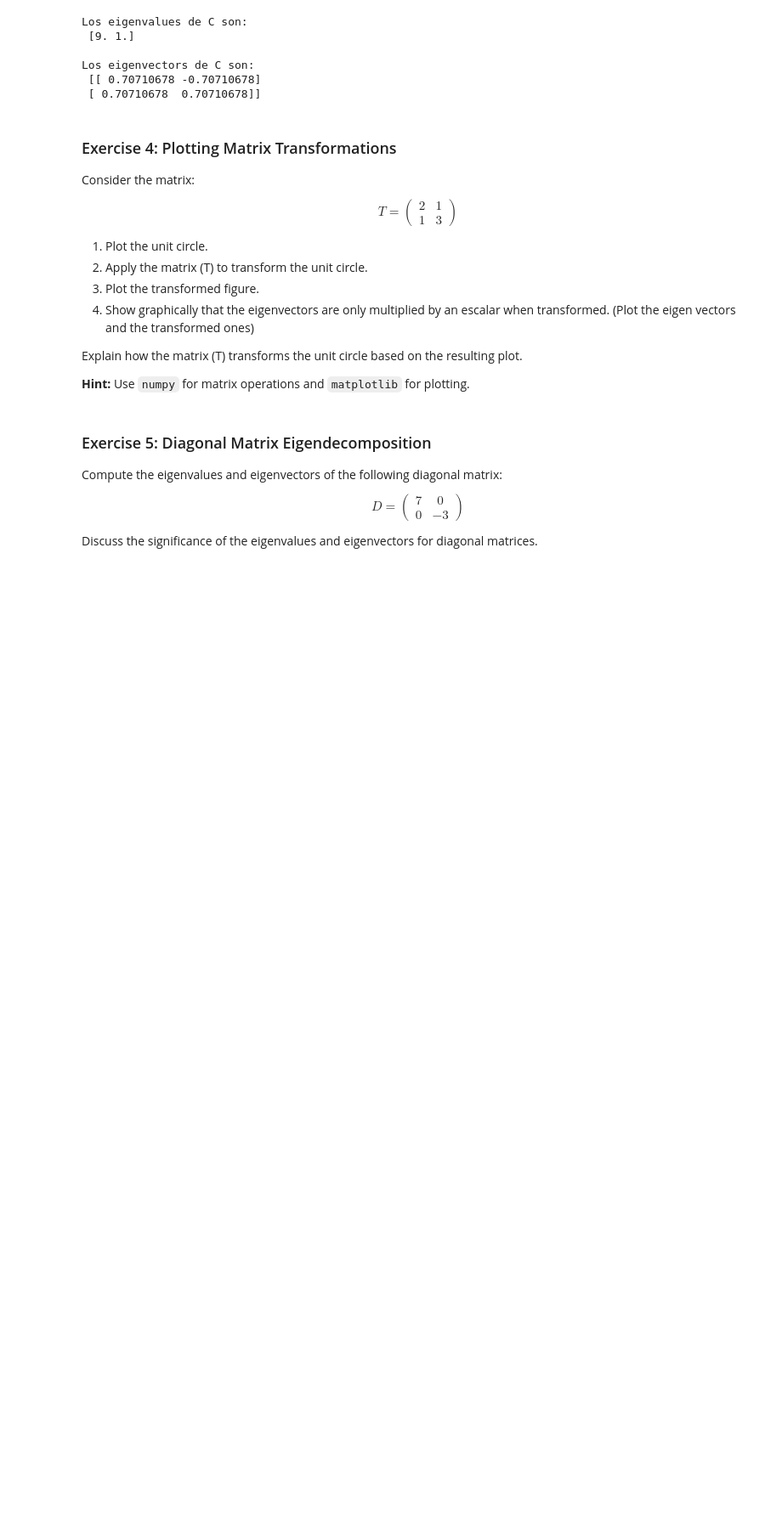
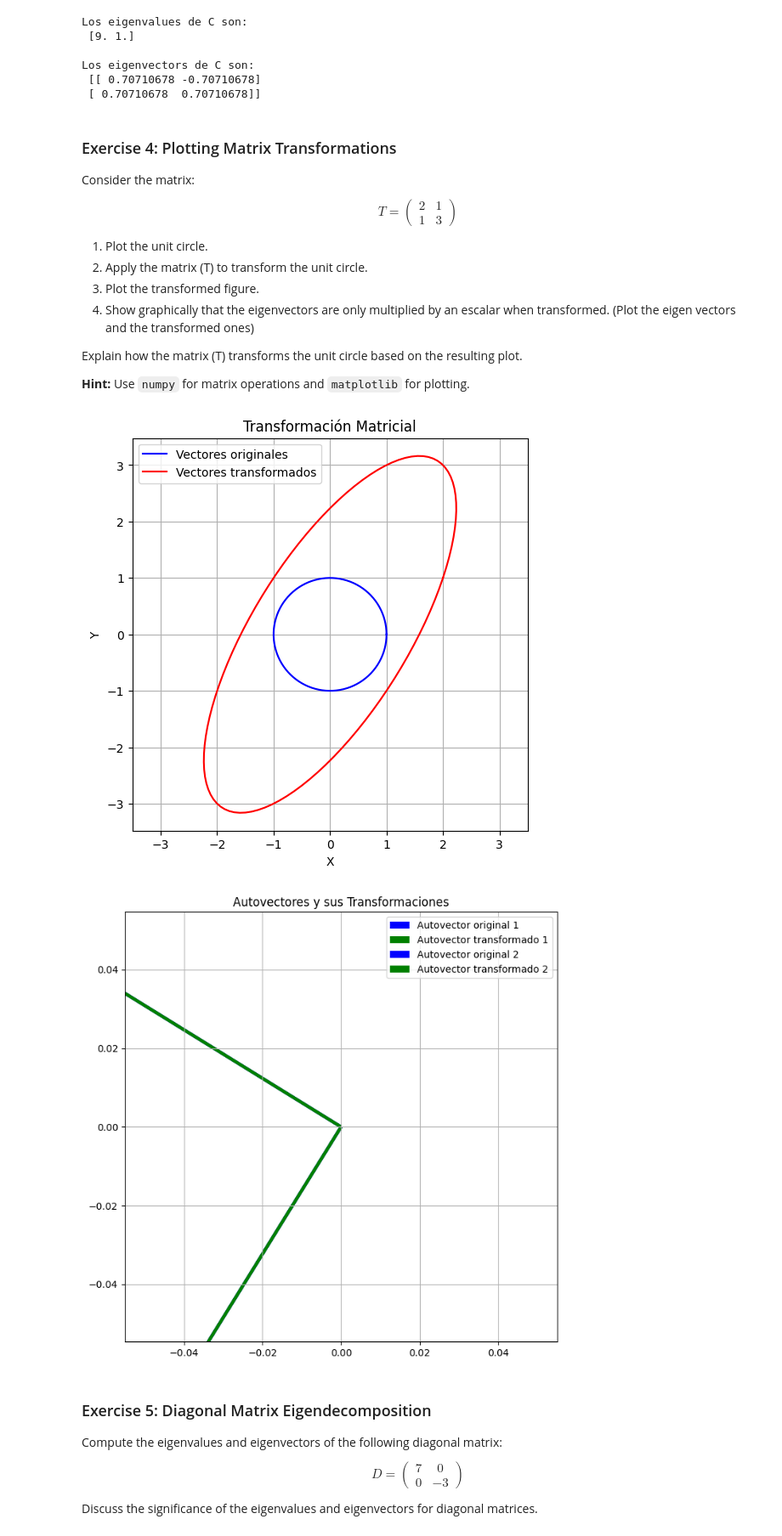
Before and after one commit to Kesagaro/Complex_Vector_Matrix, a Jupyter notebook: Complex_Vector_Matrix_Operation_Solution.ipynb, the cells around one changed output. Shown at 85% size. Drawn from its saved outputs; the diff is of its cells as text; code cells hidden in the pictures; blank space fills up the shorter version.

Commit message:
Feat:Update Complex_Vector_Matrix_Operation_Solution

```diff
--- a/Complex_Vector_Matrix_Operation_Solution.ipynb
+++ b/Complex_Vector_Matrix_Operation_Solution.ipynb
@@ -540,6 +552,54 @@ $$
 Explain how the matrix \(T\) transforms the unit circle based on the resulting plot.
 
 **Hint:** Use `numpy` for matrix operations and `matplotlib` for plotting.
+# %%
+import numpy as np
+import matplotlib.pyplot as plt
+
+T = np.array([[2, 1], [1, 3]])
+
+# 1. Generar los vectores del círculo unitario
+theta = np.linspace(0, 2*np.pi, 100)  # Ángulos desde 0 hasta 2π
+vectors = np.array([np.cos(theta), np.sin(theta)])  # Puntos del círculo unitario
+
+# 2. Transformación
+transformed_vectors = T.dot(vectors)  # Multiplicación matriz T por vectores
+
+# 3. Graficar los vectores originales y transformados
+plt.figure(figsize=(6, 6))
+plt.plot(vectors[0], vectors[1], 'b', label='Vectores originales')  # Círculo unitario (azul)
+plt.plot(transformed_vectors[0], transformed_vectors[1], 'r', label='Vectores transformados')  # Círculo transformado (rojo)
+plt.axis('equal')
+plt.legend()
+plt.title('Transformación Matricial')
+plt.xlabel('X')
+plt.ylabel('Y')
+plt.grid(True)
+plt.show()
+
+# 4. 4. Show graphically that the eigenvectors are only multiplied by an escalar when transformed.
+eigenvalues, eigenvectors = np.linalg.eig(T)
+
+# Graficamos los autovectores originales y transformados
+plt.figure(figsize=(8, 8))
+for i in range(len(eigenvalues)):
+    vector_original = eigenvectors[:, i]  # Autovector original
+    vector_transformado = T.dot(vector_original)  # Autovector transformado
+
+    # Graficar el autovector original
+    plt.quiver(0, 0, vector_original[0], vector_original[1], angles='xy', scale_units='xy', scale=1, color='blue', label=f'Autovector original {i+1}')
+
+    # Graficar el autovector transformado
+    plt.quiver(0, 0, vector_transformado[0], vector_transformado[1], angles='xy', scale_units='xy', scale=1, color='green', label=f'Autovector transformado {i+1}')
+
+plt.title('Autovectores y sus Transformaciones')
+plt.axis('equal')
+plt.grid(True)
+plt.legend()
+plt.show()
+# %% [output]
+[figure, added]
+[figure, added]
 # %% [markdown]
 ### Exercise 5: Diagonal Matrix Eigendecomposition
 
```
Also changed, not shown: parts of 2 cells of this notebook.
